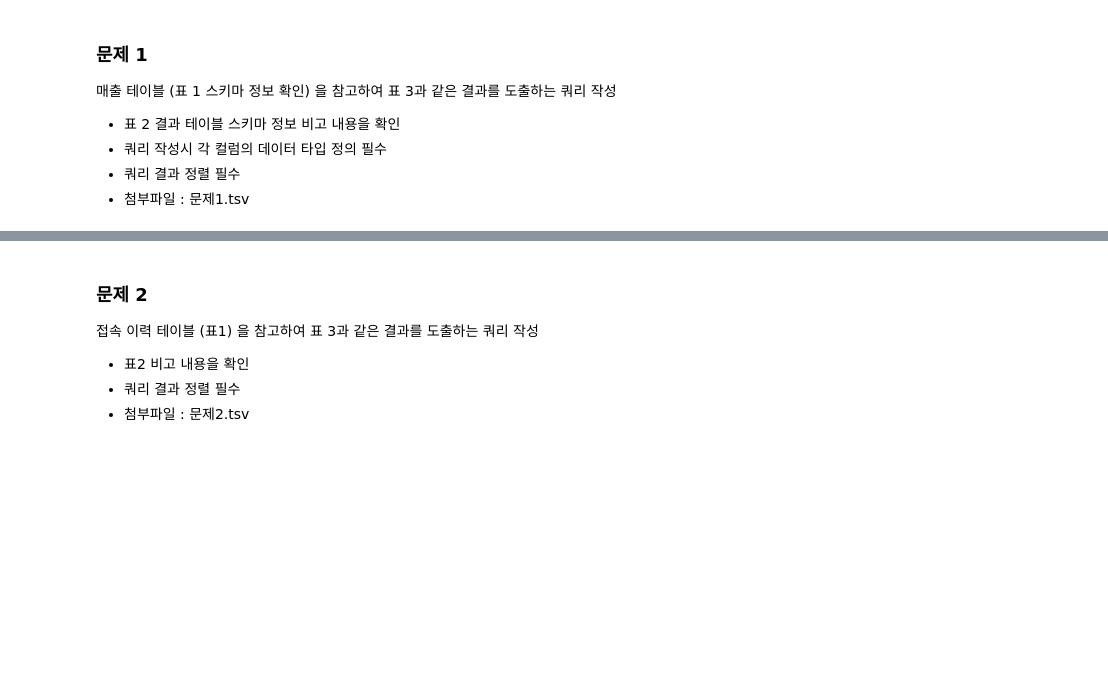
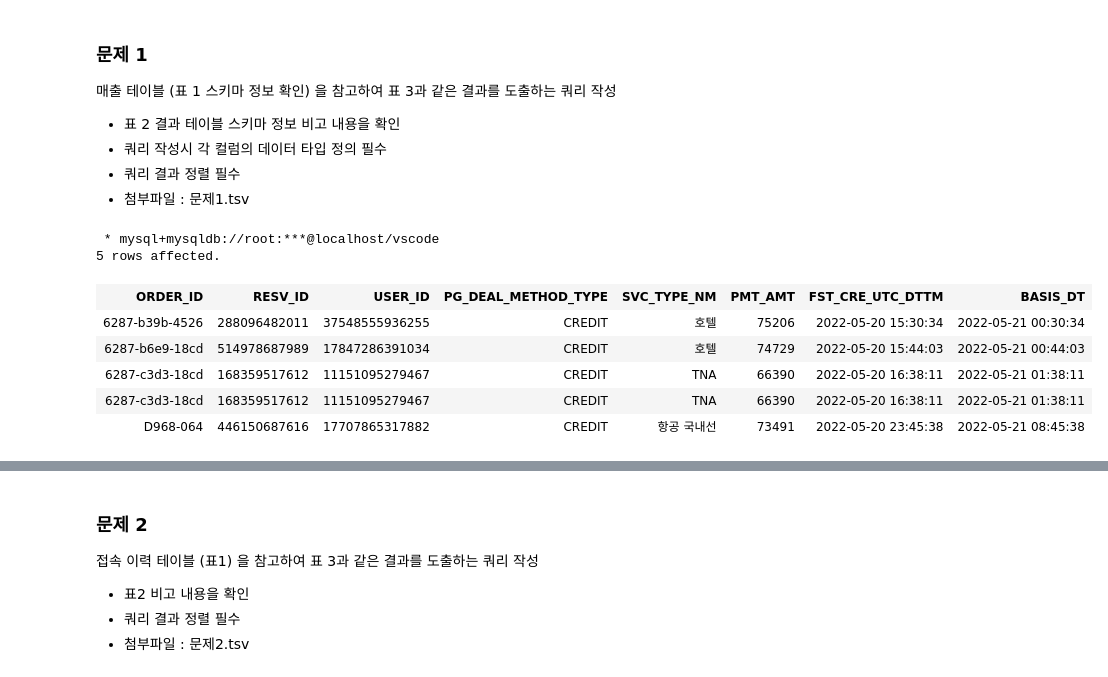
Before and after one commit to seoelfeo/Portfolio, a Jupyter notebook: MySQL/TRIPLE Test copy.ipynb, the cells around one changed output, grey strips where cells are left out. Saved outputs shown, nothing was run; the diff lists cells and outputs as text; code cells hidden in the pictures; blank space fills up the shorter version.

```diff
--- a/MySQL/TRIPLE Test copy.ipynb
+++ b/MySQL/TRIPLE Test copy.ipynb
@@ -15,3 +13,18 @@ The sql extension is already loaded. To reload it, use:
 - 쿼리 작성시 각 컬럼의 데이터 타입 정의 필수
 - 쿼리 결과 정렬 필수
 - 첨부파일 : 문제1.tsv
+# %%
+%%sql
+SELECT *, DATE_ADD(FST_CRE_UTC_DTTM, INTERVAL 9 HOUR) as BASIS_DT
+FROM 문제1
+ORDER BY 8, 5
+LIMIT 5
+# %% [output]
+ * mysql+mysqldb://root:***@localhost/vscode
+5 rows affected.
+| ORDER_ID | RESV_ID | USER_ID | PG_DEAL_METHOD_TYPE | SVC_TYPE_NM | PMT_AMT | FST_CRE_UTC_DTTM | BASIS_DT |
+| 6287-b39b-4526 | 288096482011 | 37548555936255 | CREDIT | 호텔 | 75206 | 2022-05-20 15:30:34 | 2022-05-21 00:30:34 |
+| 6287-b6e9-18cd | 514978687989 | 17847286391034 | CREDIT | 호텔 | 74729 | 2022-05-20 15:44:03 | 2022-05-21 00:44:03 |
+| 6287-c3d3-18cd | 168359517612 | 11151095279467 | CREDIT | TNA | 66390 | 2022-05-20 16:38:11 | 2022-05-21 01:38:11 |
+| 6287-c3d3-18cd | 168359517612 | 11151095279467 | CREDIT | TNA | 66390 | 2022-05-20 16:38:11 | 2022-05-21 01:38:11 |
+| D968-064 | 446150687616 | 17707865317882 | CREDIT | 항공 국내선 | 73491 | 2022-05-20 23:45:38 | 2022-05-21 08:45:38 |
```
Also changed, not shown: parts of 11 cells of this notebook, 3 other files.
